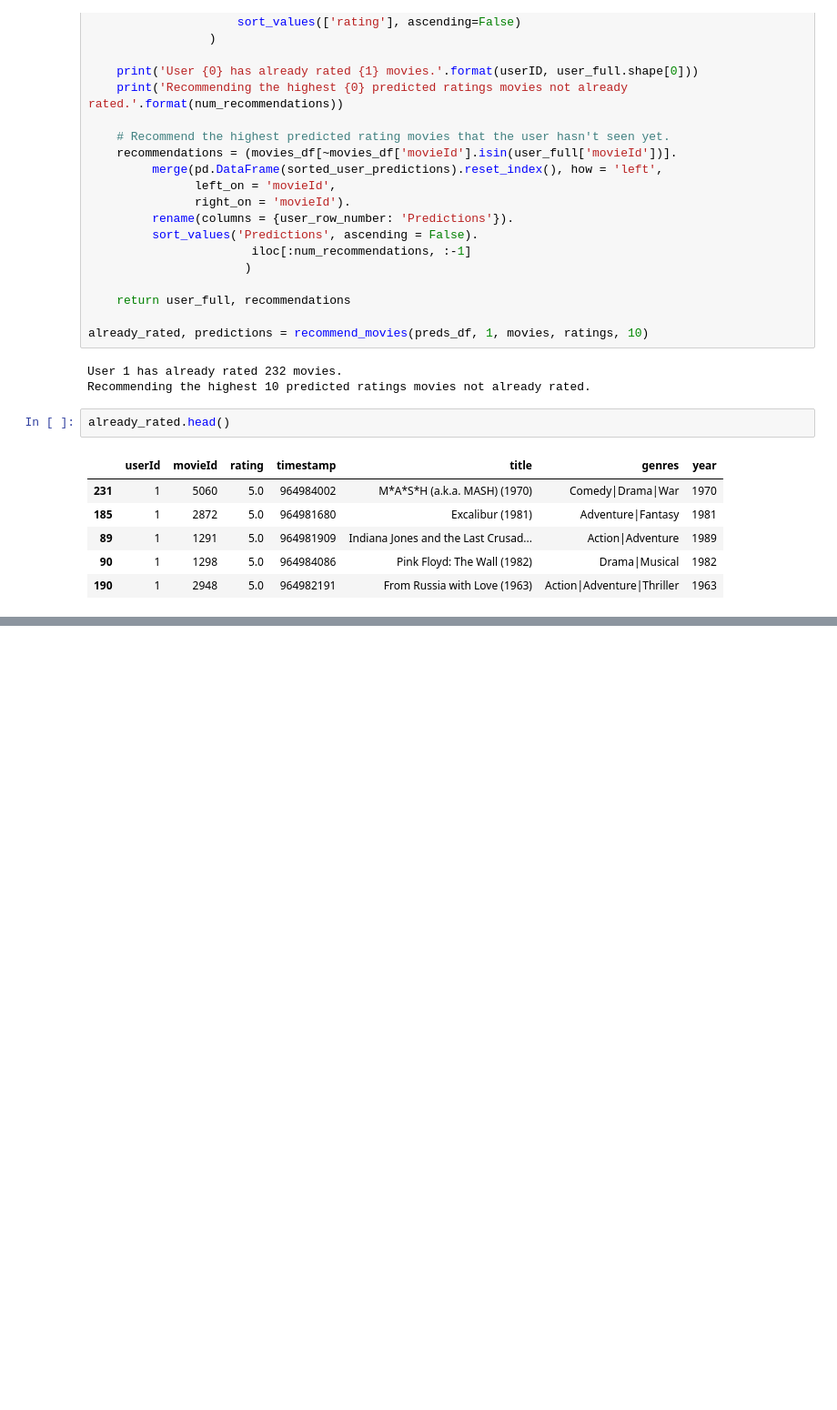
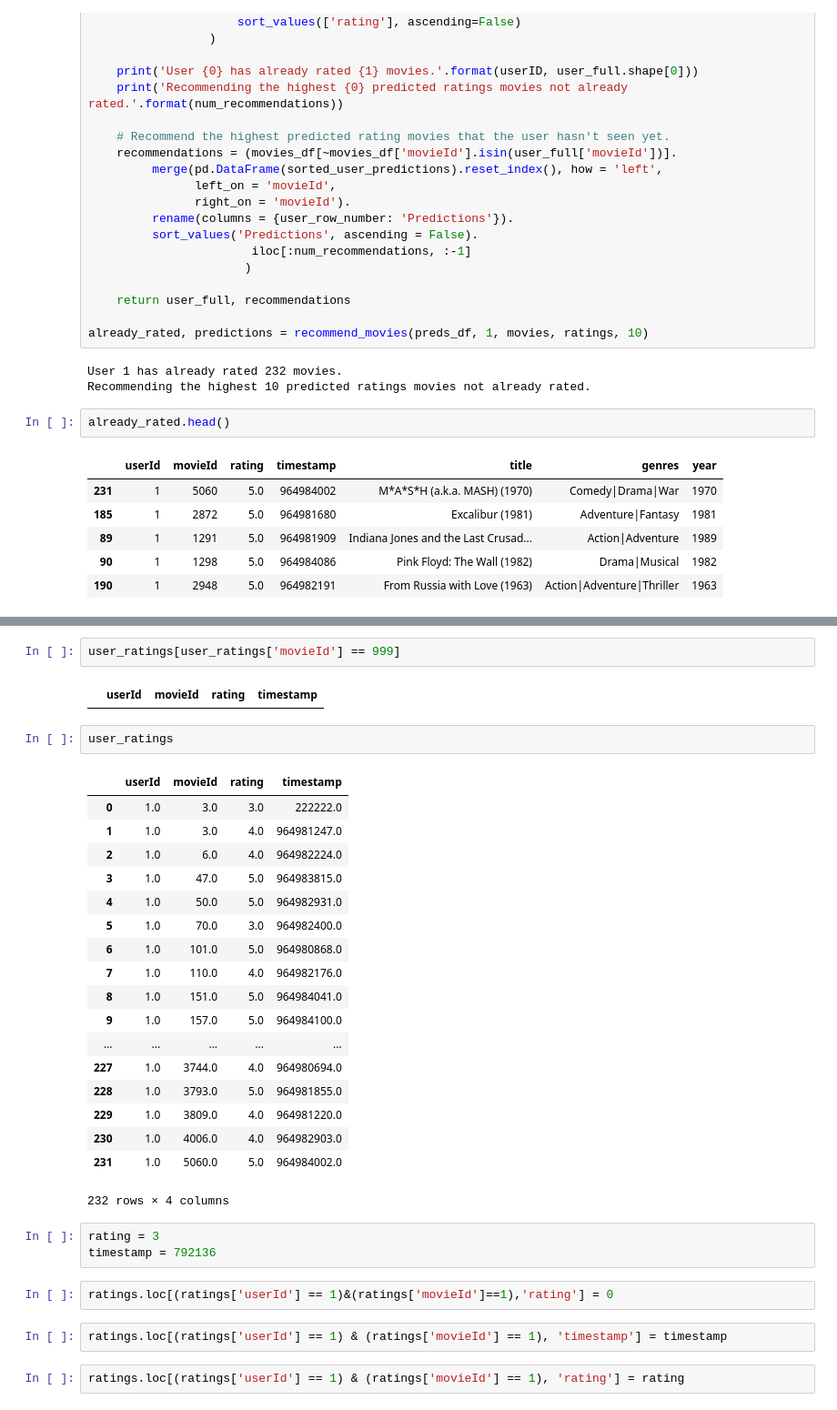
Before and after one commit to Fatema/web-technology, a Jupyter notebook: melon.ipynb, the cells around one changed output, grey strips where cells are left out. Shown at 91% size. Drawn from its saved outputs; the diff is of its cells as text; blank space fills up the shorter version.

```diff
--- a/melon.ipynb
+++ b/melon.ipynb
@@ -402,0 +469,34 @@ predictions.head()
+# %%
+user_ratings[user_ratings['movieId'] == 999]
+# %% [output]
+|  | userId | movieId | rating | timestamp |
+# %%
+user_ratings
+# %% [output]
+|  | userId | movieId | rating | timestamp |
+| 0 | 1.0 | 3.0 | 3.0 | 222222.0 |
+| 1 | 1.0 | 3.0 | 4.0 | 964981247.0 |
+| 2 | 1.0 | 6.0 | 4.0 | 964982224.0 |
+| 3 | 1.0 | 47.0 | 5.0 | 964983815.0 |
+| 4 | 1.0 | 50.0 | 5.0 | 964982931.0 |
+| 5 | 1.0 | 70.0 | 3.0 | 964982400.0 |
+| 6 | 1.0 | 101.0 | 5.0 | 964980868.0 |
+| 7 | 1.0 | 110.0 | 4.0 | 964982176.0 |
+| 8 | 1.0 | 151.0 | 5.0 | 964984041.0 |
+| 9 | 1.0 | 157.0 | 5.0 | 964984100.0 |
+| ... | ... | ... | ... | ... |
+| 227 | 1.0 | 3744.0 | 4.0 | 964980694.0 |
+| 228 | 1.0 | 3793.0 | 5.0 | 964981855.0 |
+| 229 | 1.0 | 3809.0 | 4.0 | 964981220.0 |
+| 230 | 1.0 | 4006.0 | 4.0 | 964982903.0 |
+| 231 | 1.0 | 5060.0 | 5.0 | 964984002.0 |
+232 rows × 4 columns
+# %%
+rating = 3
+timestamp = 792136
+# %%
+ratings.loc[(ratings['userId'] == 1)&(ratings['movieId']==1),'rating'] = 0
+# %%
+ratings.loc[(ratings['userId'] == 1) & (ratings['movieId'] == 1), 'timestamp'] = timestamp
+# %%
+ratings.loc[(ratings['userId'] == 1) & (ratings['movieId'] == 1), 'rating'] = rating
```
Also changed, not shown: parts of 9 cells of this notebook, 11 other files.
